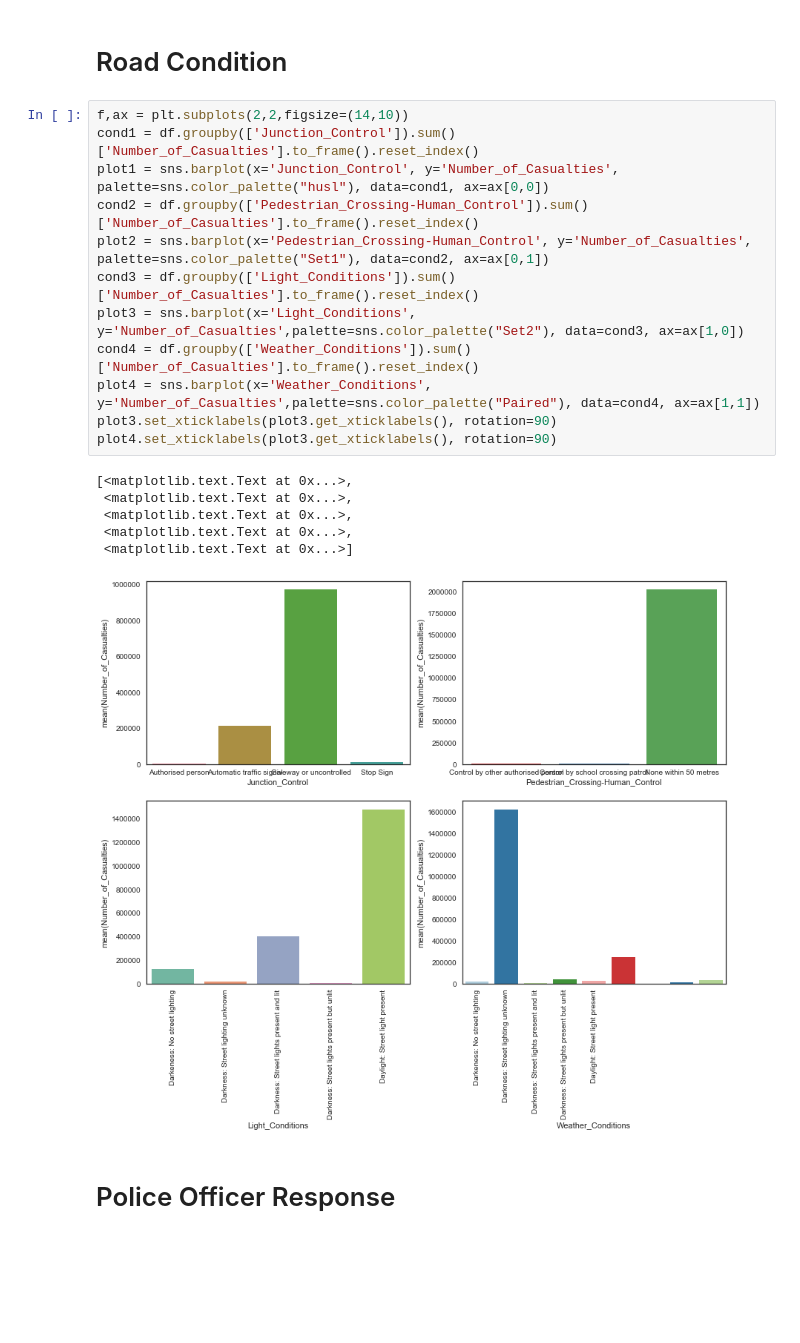
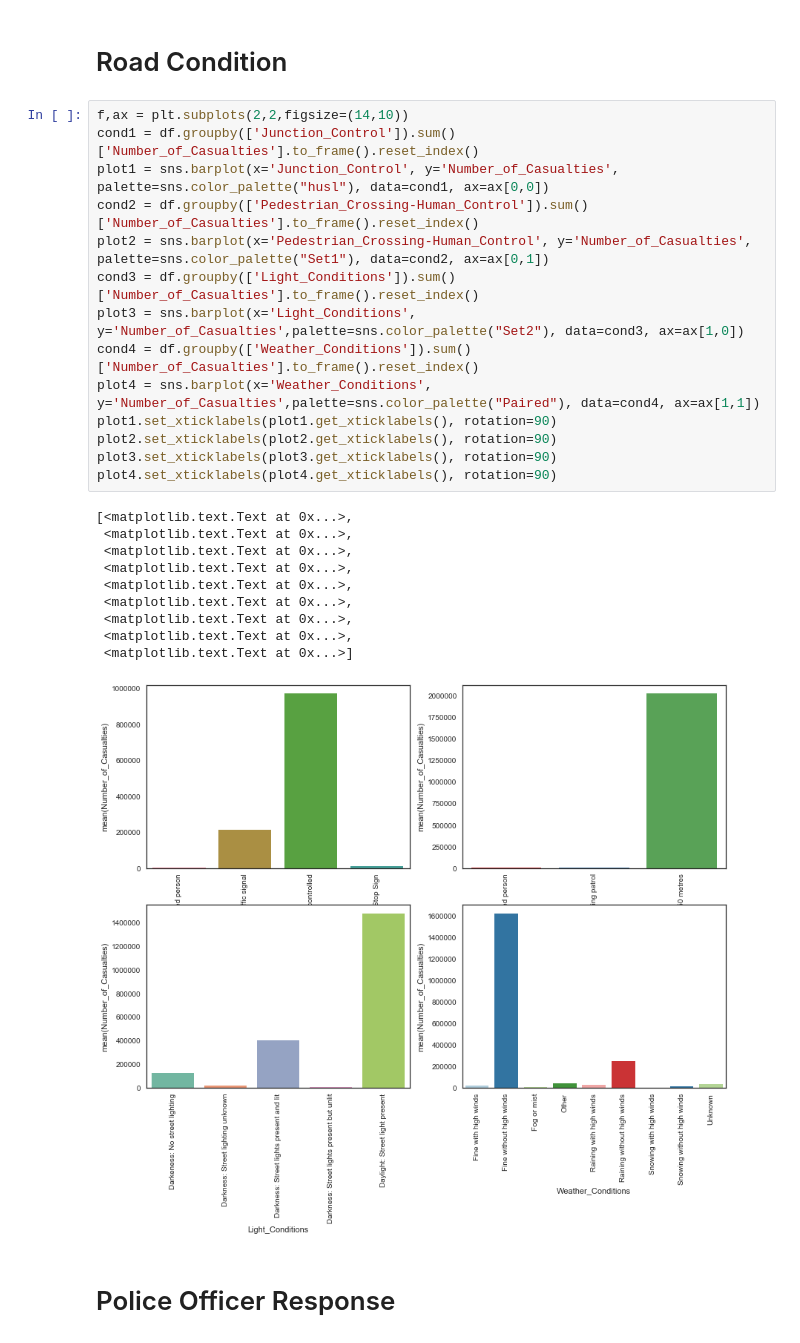
Before and after one commit to aremirata/uk_traffic_accidents, a Jupyter notebook: Exploratory Data Analysis on Traffic Data.ipynb, the cells around one changed output. Saved outputs shown, nothing was run; the diff lists cells and outputs as text; blank space fills up the shorter version.

```diff
--- a/Exploratory Data Analysis on Traffic Data.ipynb
+++ b/Exploratory Data Analysis on Traffic Data.ipynb
@@ -205,22 +205,28 @@ plot4.set_xticklabels(plot3.get_xticklabels(), rotation=90)
 # %%
 f,ax = plt.subplots(2,2,figsize=(14,10))
 cond1 = df.groupby(['Junction_Control']).sum()['Number_of_Casualties'].to_frame().reset_index()
 plot1 = sns.barplot(x='Junction_Control', y='Number_of_Casualties', palette=sns.color_palette("husl"), data=cond1, ax=ax[0,0])
 cond2 = df.groupby(['Pedestrian_Crossing-Human_Control']).sum()['Number_of_Casualties'].to_frame().reset_index()
 plot2 = sns.barplot(x='Pedestrian_Crossing-Human_Control', y='Number_of_Casualties', palette=sns.color_palette("Set1"), data=cond2, ax=ax[0,1])
 cond3 = df.groupby(['Light_Conditions']).sum()['Number_of_Casualties'].to_frame().reset_index()
 plot3 = sns.barplot(x='Light_Conditions', y='Number_of_Casualties',palette=sns.color_palette("Set2"), data=cond3, ax=ax[1,0])
 cond4 = df.groupby(['Weather_Conditions']).sum()['Number_of_Casualties'].to_frame().reset_index()
 plot4 = sns.barplot(x='Weather_Conditions', y='Number_of_Casualties',palette=sns.color_palette("Paired"), data=cond4, ax=ax[1,1])
+plot1.set_xticklabels(plot1.get_xticklabels(), rotation=90)
+plot2.set_xticklabels(plot2.get_xticklabels(), rotation=90)
 plot3.set_xticklabels(plot3.get_xticklabels(), rotation=90)
-plot4.set_xticklabels(plot3.get_xticklabels(), rotation=90)
+plot4.set_xticklabels(plot4.get_xticklabels(), rotation=90)
 # %% [output]
 [<matplotlib.text.Text at 0x...>,
  <matplotlib.text.Text at 0x...>,
  <matplotlib.text.Text at 0x...>,
  <matplotlib.text.Text at 0x...>,
+ <matplotlib.text.Text at 0x...>,
+ <matplotlib.text.Text at 0x...>,
+ <matplotlib.text.Text at 0x...>,
+ <matplotlib.text.Text at 0x...>,
  <matplotlib.text.Text at 0x...>]
-[figure, old version]
+[figure, new version]
 # %% [markdown]
 # Police Officer Response
 # %%
```
Also changed, not shown: parts of 1 cell of this notebook, 2 other files.
